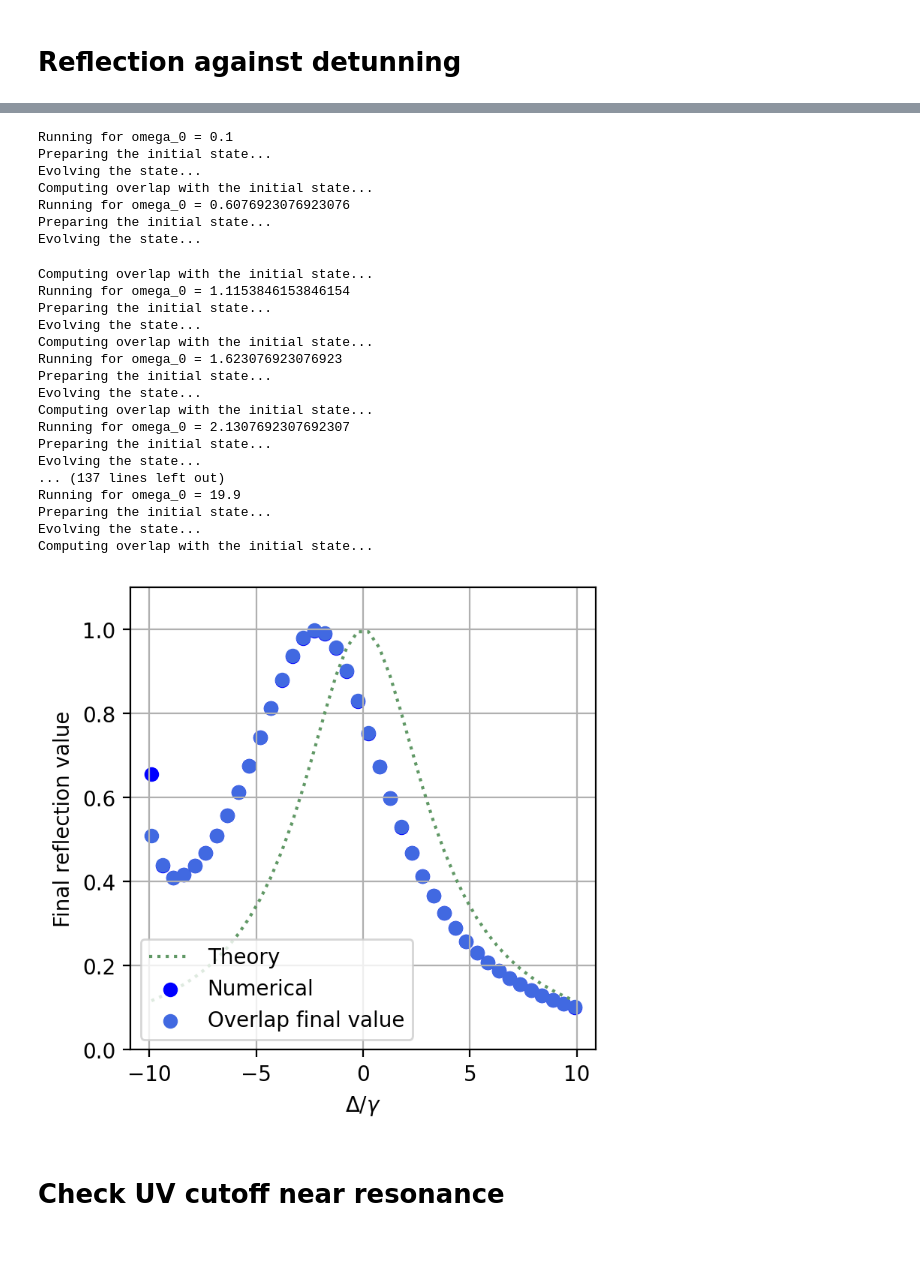
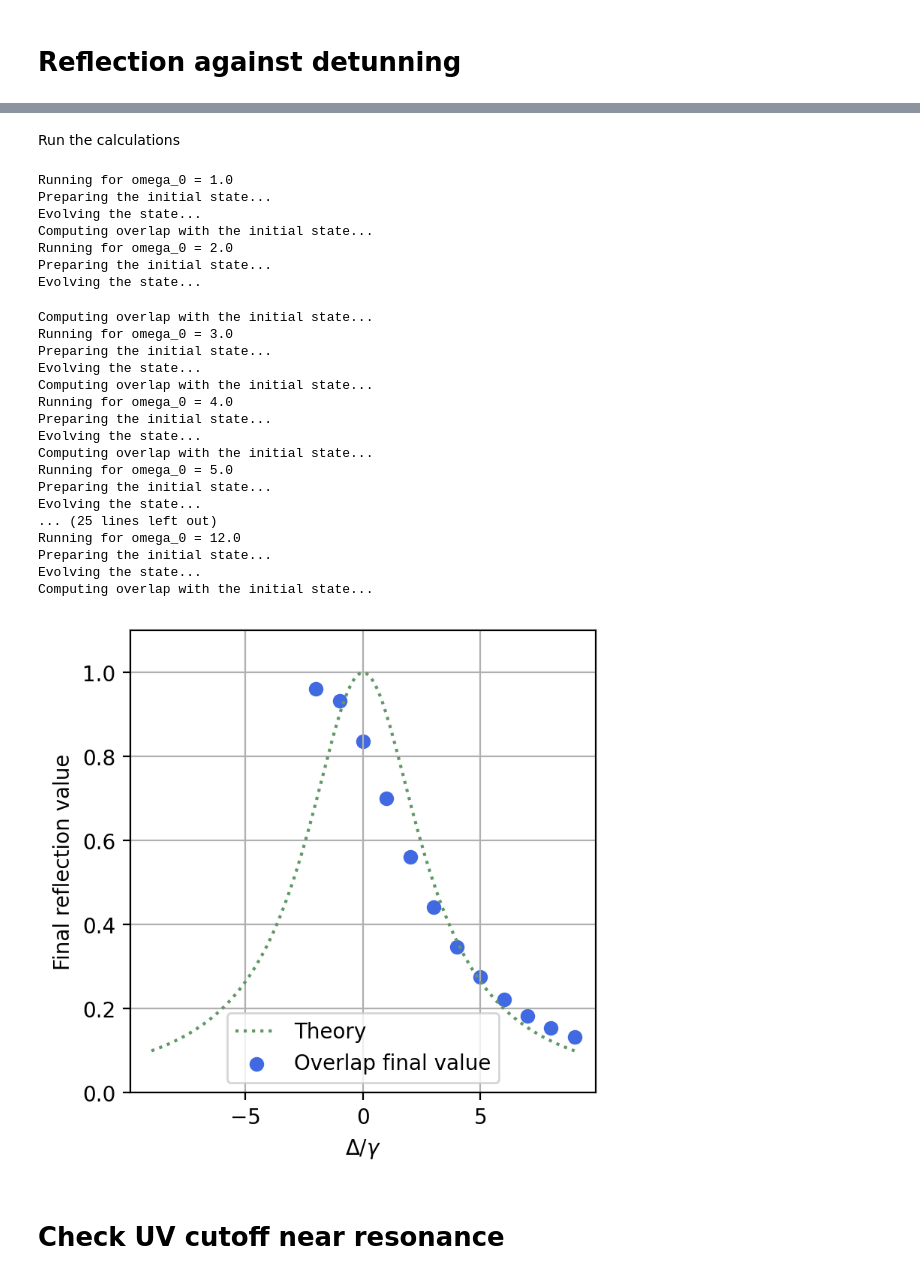
Before and after one commit to rpiron/nii_internship, a Jupyter notebook: single_photon_thesis/interraction_pic_fast.ipynb, the cells around one changed output, grey strips where cells are left out. Saved outputs shown, nothing was run; the diff lists cells and outputs as text; code cells hidden in the pictures; blank space fills up the shorter version.

```diff
--- a/single_photon_thesis/interraction_pic_fast.ipynb
+++ b/single_photon_thesis/interraction_pic_fast.ipynb
@@ -151,7 +151,7 @@ def get_data_mirror_fast(L, T, dt, omega_0, omega_A, omega_max, g_0, sigma, x_0,
         overlap_tab[i] = np.abs (np.conjugate(c_current) @ c_init + b_current * np.conjugate(b_init))**2
 
 
-    return c_array, b_array, overlap_tab
+    return c_array, b_array, overlap_tab, k_tab
 # %% [markdown]
 <h1> First test </h1>
 # %%
@@ -186,0 +182,2 @@ Computing overlap with the initial state...
+# %%
+c_array, b_array, overlap_tab, k_tab = get_data_mirror_fast(L, T, dt, omega_0, omega_A, omega_max, g_0, sigma, x_0, print_nb_modes=True)
@@ -247,78 +274,64 @@ plt.show()
+# %% [markdown]
+Run the calculations
 # %%
-L = 20*pi
-T = L/2
-dt = 0.01
+#get the number of modes
+nb_freq = 19
+omega_0_tab = np.linspace(omega_A - 3*gamma, omega_A + 3*gamma, nb_freq)
+#throw away negative frequencies
+omega_0_tab = omega_0_tab[omega_0_tab > 0]
+nb_freq = len(omega_0_tab)
 
-#Jaynes-Cummings parameter g_0 and energies
-g_0 = 0.6
-omega_A = 10
-gamma = 2*g_0**2*omega_A
-
-#initial photon wavepacket parameters
-sigma = L/16
-sigma_momentum = 1/sigma
-x_0 = -L/4
-omega_max = 60
-
-#get the number of modes
-# Prepare the k_tab for occupation numbers
-omega_tab_p = np.array([2*pi*n/L for n in range(1000000) if 2*pi*n/L <= omega_max])
-k_tab = np.sort(np.unique(np.concatenate((-omega_tab_p, omega_tab_p))))
-n_modes = len(k_tab)
-
-nb_freq = 40
-omega_0_tab = np.linspace(0.1, 19.9, nb_freq)
 reflection_tab = np.zeros(nb_freq)
 overlap_final_tab = np.zeros(nb_freq)
 
 for i, omega_0 in enumerate(tqdm(omega_0_tab)):
     print(f"Running for omega_0 = {omega_0}")
-
-    c_array, b_array, overlap_tab = get_data_mirror_fast(L, T, dt, omega_0, omega_A, omega_max, g_0, sigma, x_0, print_nb_modes=False, progress_bar=False)
-
+    c_array, b_array, overlap_tab, k_tab = get_data_mirror_fast(L, T, dt, omega_0, omega_A, omega_max, g_0, sigma, x_0, print_nb_modes=False, progress_bar=False)
+    n_modes = len(k_tab)
     reflection_tab[i] = np.sum(np.abs(c_array[-1,:n_modes//2])**2)
     overlap_final_tab[i] = overlap_tab[-1]
 # %% [output]
-Running for omega_0 = 0.1
+Running for omega_0 = 1.0
 Preparing the initial state...
 Evolving the state...
 Computing overlap with the initial state...
-Running for omega_0 = 0.6076923076923076
+Running for omega_0 = 2.0
 Preparing the initial state...
 Evolving the state...
 Computing overlap with the initial state...
-Running for omega_0 = 1.1153846153846154
+Running for omega_0 = 3.0
 Preparing the initial state...
 Evolving the state...
 Computing overlap with the initial state...
-Running for omega_0 = 1.623076923076923
+Running for omega_0 = 4.0
 Preparing the initial state...
 Evolving the state...
 Computing overlap with the initial state...
-Running for omega_0 = 2.1307692307692307
+Running for omega_0 = 5.0
 Preparing the initial state...
 Evolving the state...
-... (137 lines left out)
-Running for omega_0 = 19.9
+... (25 lines left out)
+Running for omega_0 = 12.0
 Preparing the initial state...
 Evolving the state...
 Computing overlap with the initial state...
 # %%
 #theoretical curve
-theory_curve = 1 / (1 + (omega_0_tab - omega_A)**2 / (g_0**2 * omega_A)**2)
+omega_0_tab_theory = np.linspace(omega_A - 3*gamma, omega_A + 3*gamma, 1000)
+theory_curve = 1 / (1 + (omega_0_tab_theory - omega_A)**2 / (g_0**2 * omega_A)**2)
 
 fig, ax = plt.subplots(1,1, figsize=(4,4), dpi=resol)
-ax.plot(omega_0_tab - omega_A, theory_curve, linestyle=':', color="#609865", label='Theory')
-ax.scatter(omega_0_tab - omega_A, reflection_tab, marker='o', color="blue", label='Numerical')
+ax.plot(omega_0_tab_theory - omega_A, theory_curve, linestyle=':', color="#609865", label='Theory')
+#ax.scatter(omega_0_tab - omega_A, reflection_tab, marker='o', color="blue", label='Numerical')
 ax.scatter(omega_0_tab - omega_A, 1- overlap_final_tab, marker='o', color="royalblue", label='Overlap final value')
 ax.legend()
 ax.set_xlabel(r'$\Delta / \gamma$')
 ax.set_ylabel('Final reflection value')
 ax.set_ylim(0, 1.1)
 ax.grid()
 plt.show()
 # %% [output]
-[figure, old version]
+[figure, new version]
 # %% [markdown]
 <h1> Check UV cutoff near resonance </h1>
 # %%
```
Also changed, not shown: parts of 6 cells of this notebook, 2 other files.
